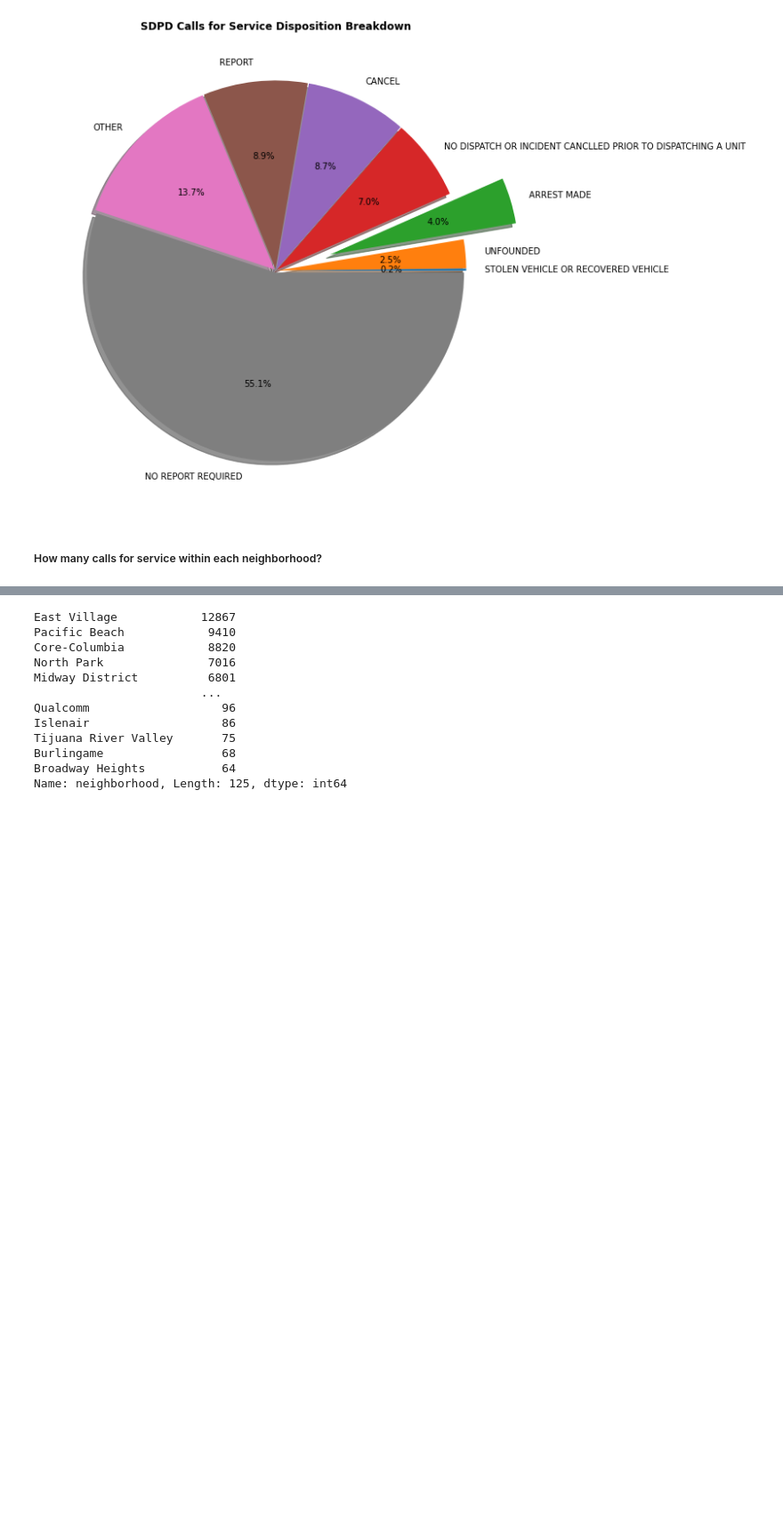
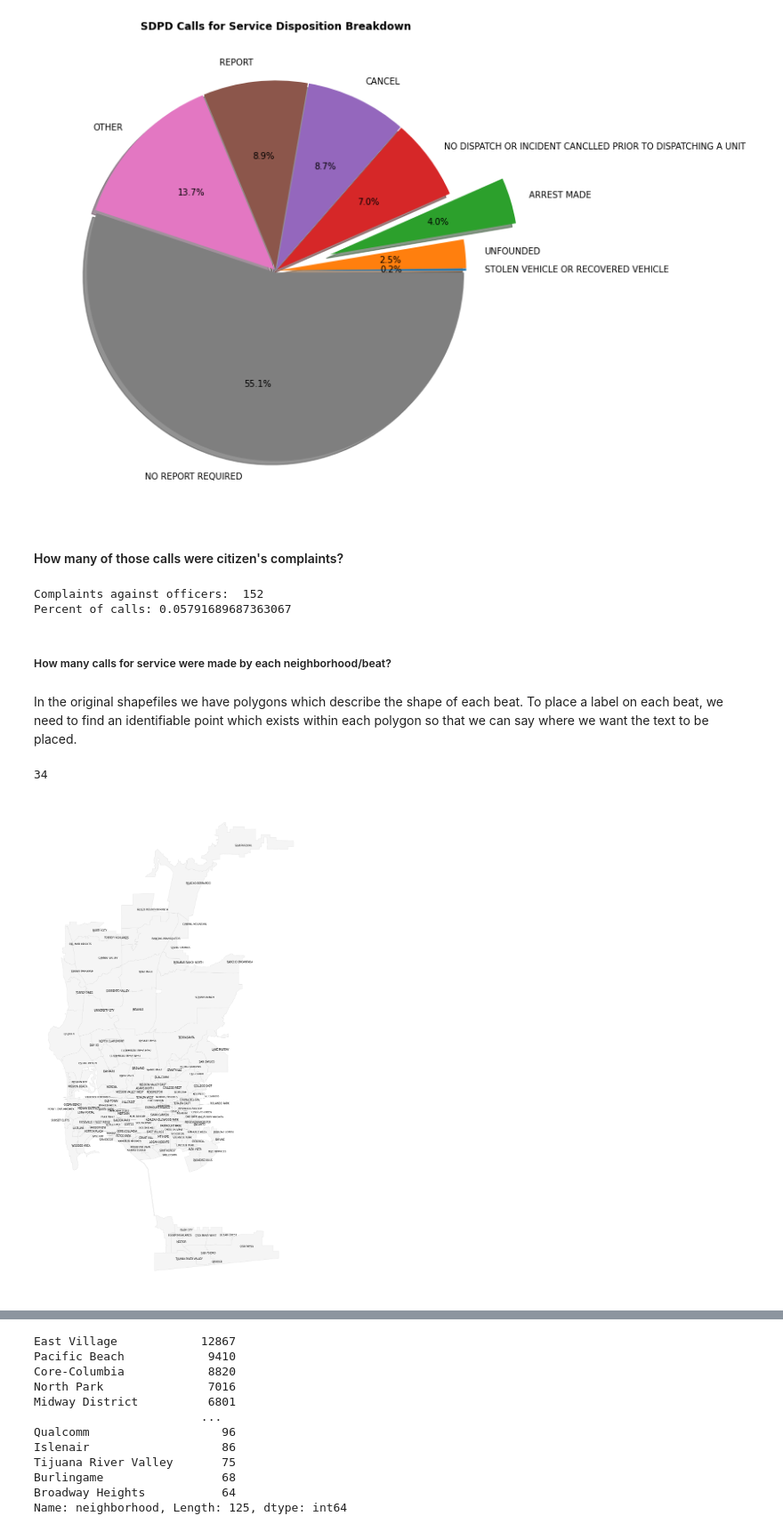
Before and after one commit to kodingkirby/sd-police-dataset, a Jupyter notebook: notebook.ipynb, the cells around one changed output, grey strips where cells are left out. Shown at 89% size. Drawn from its saved outputs; the diff is of its cells as text; code cells hidden in the pictures; blank space fills up the shorter version.

```diff
--- a/notebook.ipynb
+++ b/notebook.ipynb
@@ -268,4 +365,13 @@ plt.show()
 # %% [output]
 [figure]
+# %% [markdown]
+#### How many of those calls were citizen's complaints?
+# %%
+calls_complaints_df = calls_df5[calls_df5.description == 'CITIZEN\'S COMPLAINT INVESTIGAT']
+print('Complaints against officers: ', len(calls_complaints_df))
+print('Percent of calls:', len(calls_complaints_df)/len(calls_df5) * 100)
+# %% [output]
+Complaints against officers:  152
+Percent of calls: 0.05791689687363067
 # %% [markdown]
-##### How many calls for service within each neighborhood?
+##### How many calls for service were made by each neighborhood/beat?
@@ -271,0 +387,24 @@ plt.show()
+# %% [markdown]
+In the original shapefiles we have polygons which describe the shape of each beat. To place a label on each beat, we need to find an identifiable point which exists within each polygon so that we can say where we want the text to be placed.
+# %%
+# Here we find the representative points, copy our original df to a new df. We could alternatively use centroid, however this graph is going to be very tight
+beats_topo_df['representative'] = beats_topo_df['geometry'].representative_point()
+beats_topo_df_points = beats_topo_df.copy()
+
+# and then set the geometry column to the newly created representative points column (because a GeoPandas df can only have one geometry column)
+beats_topo_df_points.set_geometry('representative', inplace= True)
+ax = beats_topo_df.plot(figsize = (30, 30), color = "whitesmoke", edgecolor = "lightgrey", linewidth = 0.5)
+ax.set_axis_off()
+texts = []
+
+# label each region according to the name
+for x, y, label in zip(beats_topo_df_points.geometry.x, beats_topo_df_points.geometry.y, beats_topo_df_points["name"]):
+    texts.append(plt.text(x, y, label, fontsize = 8))
+
+# adjustText shuffles the region label annotations and uses arrows when neccessary to prevent them from obscuring another
+# Note, this is a very expensive operation
+aT.adjust_text(texts, force_points=0.3, force_text=0.8, expand_points=(1,1), expand_text=(1,1),
+               arrowprops=dict(arrowstyle="-", color='grey', lw=0.5))
+# %% [output]
+34
+[figure, added]
```
Also changed, not shown: parts of 53 cells of this notebook, 5 other files.
